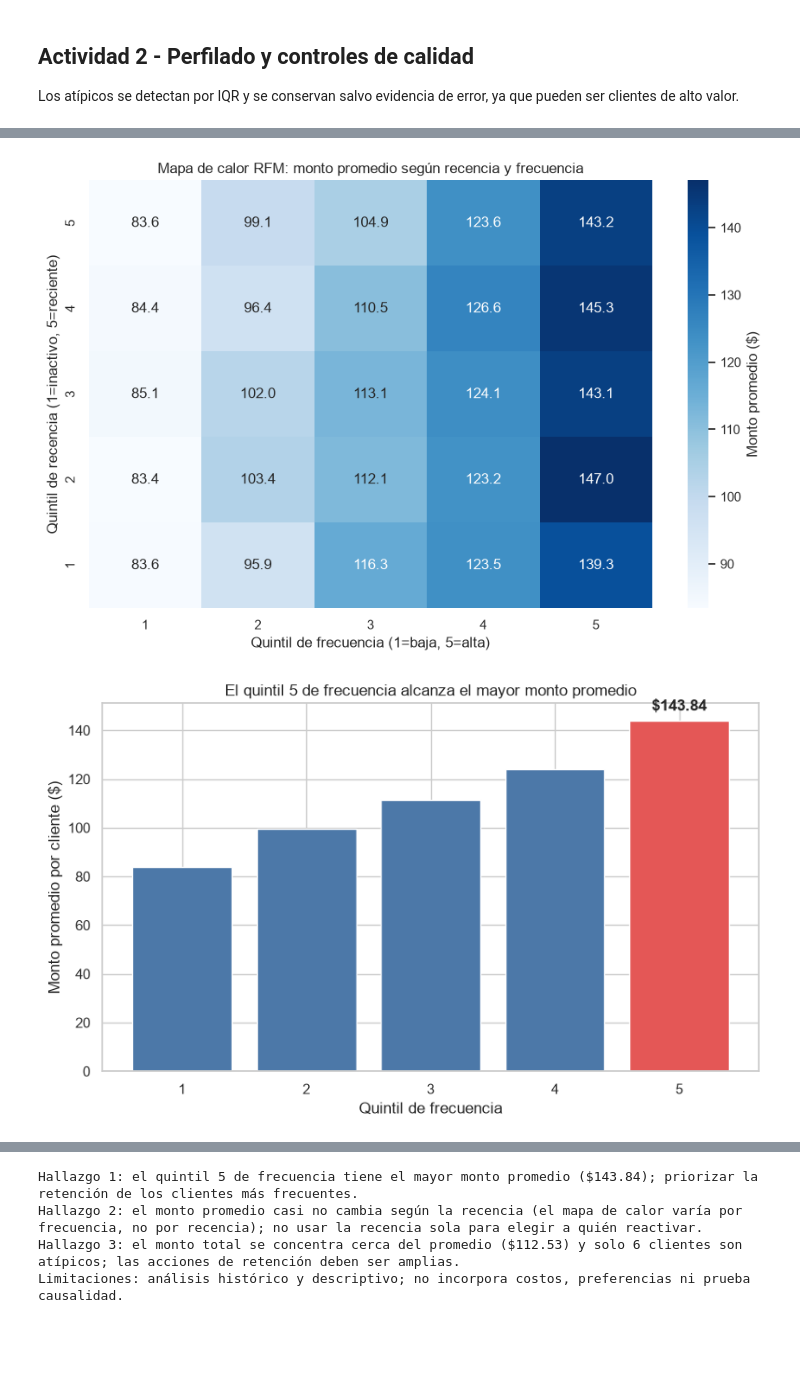
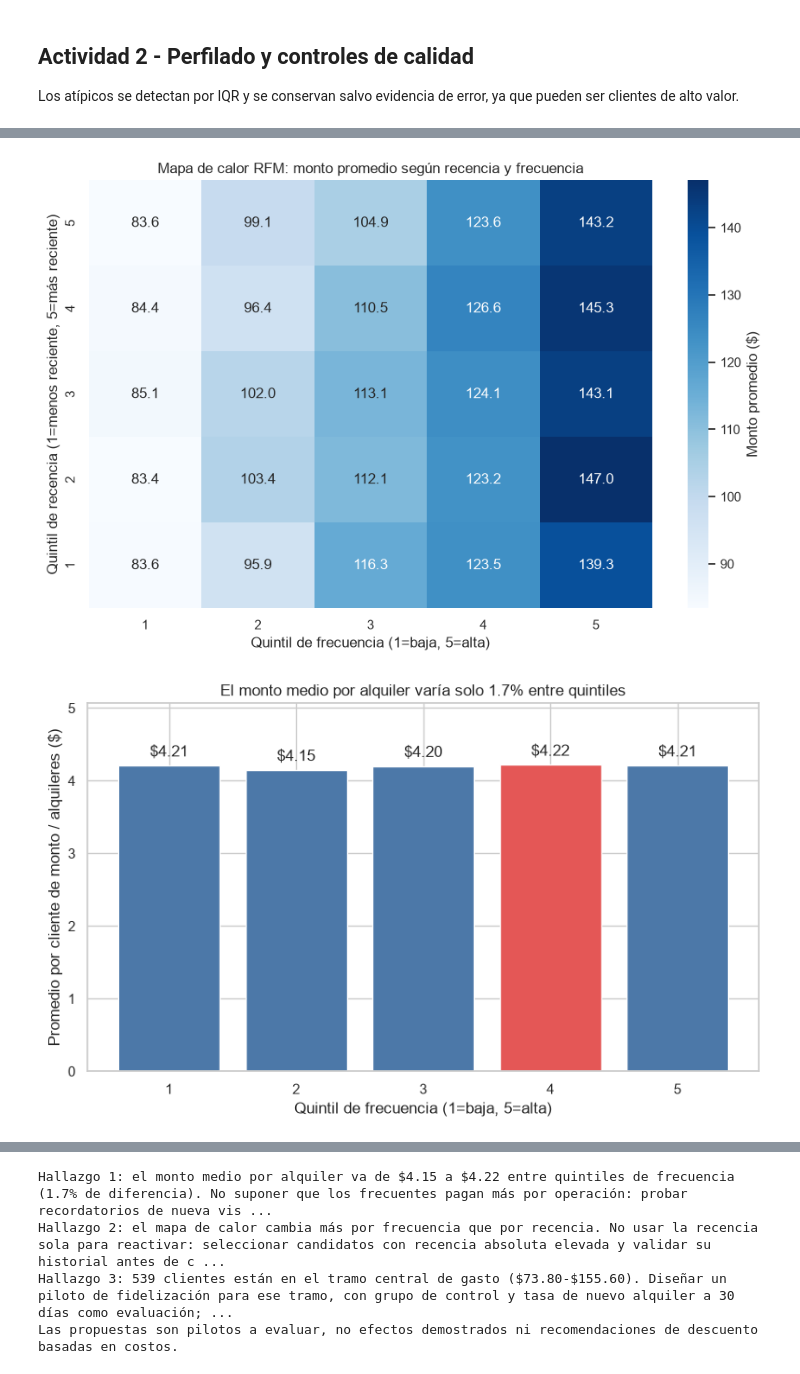
Before and after one commit to NICKMC500/TP2-Equipo1_RFM, a Jupyter notebook: notebooks/analisis.ipynb, the cells around one changed output, grey strips where cells are left out. Saved outputs shown, nothing was run; the diff lists cells and outputs as text; code cells hidden in the pictures; blank space fills up the shorter version.

Commit message:
Corrige el TP2 según la devolución y prepara la defensa

```diff
--- a/notebooks/analisis.ipynb
+++ b/notebooks/analisis.ipynb
@@ -442,37 +489,67 @@ Se generan el heatmap obligatorio y dos gráficos adicionales. El gráfico de ba
 # %%
 import matplotlib.pyplot as plt
 import seaborn as sns
 
 GRAFICOS = RAIZ / "graficos"
 GRAFICOS.mkdir(exist_ok=True)
 sns.set_theme(style="whitegrid")
 
 pivot_rfm = df_rfm.pivot_table(index="R_qcut", columns="F_qcut", values="monetary_amount", aggfunc="mean", observed=True).sort_index(ascending=False)
 fig, ax = plt.subplots(figsize=(9, 6))
 sns.heatmap(pivot_rfm, annot=True, fmt=".1f", cmap="Blues", cbar_kws={"label": "Monto promedio ($)"}, ax=ax)
-ax.set(title="Mapa de calor RFM: monto promedio según recencia y frecuencia", xlabel="Quintil de frecuencia (1=baja, 5=alta)", ylabel="Quintil de recencia (1=inactivo, 5=reciente)")
-fig.tight_layout(); fig.savefig(GRAFICOS / "heatmap_rfm_monto.png", dpi=150); plt.show()
+ax.set(title="Mapa de calor RFM: monto promedio según recencia y frecuencia", xlabel="Quintil de frecuencia (1=baja, 5=alta)", ylabel="Quintil de recencia (1=menos reciente, 5=más reciente)")
+fig.tight_layout()
+fig.savefig(GRAFICOS / "heatmap_rfm_monto.png", dpi=150)
+plt.show()
 
-resumen_frecuencia = df_rfm.groupby("F_qcut", observed=True)["monetary_amount"].mean().sort_index()
-destacado = int(resumen_frecuencia.idxmax())
+# Media por cliente de monto / número de alquileres; no es una media ponderada.
+ticket_cliente = df_rfm["monetary_amount"].div(df_rfm["rental_frequency"].where(df_rfm["rental_frequency"].gt(0)))
+resumen_ticket = ticket_cliente.groupby(df_rfm["F_qcut"], observed=True).mean().sort_index()
+variacion_ticket = (resumen_ticket.max() / resumen_ticket.min() - 1) * 100
+destacado = int(resumen_ticket.idxmax())
 fig, ax = plt.subplots(figsize=(8, 5))
-barras = ax.bar(resumen_frecuencia.index.astype(str), resumen_frecuencia.values, color=["#E45756" if int(x)==destacado else "#4C78A8" for x in resumen_frecuencia.index])
-barra = barras[list(resumen_frecuencia.index).index(destacado)]
-ax.annotate(f"${barra.get_height():.2f}", (barra.get_x()+barra.get_width()/2, barra.get_height()), xytext=(0, 8), textcoords="offset points", ha="center", fontweight="bold")
-ax.set(title=f"El quintil {destacado} de frecuencia alcanza el mayor monto promedio", xlabel="Quintil de frecuencia", ylabel="Monto promedio por cliente ($)")
-fig.tight_layout(); fig.savefig(GRAFICOS / "monto_por_frecuencia_narrativo.png", dpi=150); plt.show()
+barras = ax.bar(resumen_ticket.index.astype(str), resumen_ticket.values, color=["#E45756" if int(x) == destacado else "#4C78A8" for x in resumen_ticket.index])
+for barra in barras:
+    ax.annotate(f"${barra.get_height():.2f}", (barra.get_x() + barra.get_width()/2, barra.get_height()), xytext=(0, 7), textcoords="offset points", ha="center")
+ax.set(title=f"El monto medio por alquiler varía solo {variacion_ticket:.1f}% entre quintiles", xlabel="Quintil de frecuencia (1=baja, 5=alta)", ylabel="Promedio por cliente de monto / alquileres ($)", ylim=(0, resumen_ticket.max()*1.20))
+fig.tight_layout()
+fig.savefig(GRAFICOS / "ticket_por_frecuencia_narrativo.png", dpi=150)
+plt.show()
 
+promedio = float(df_rfm["monetary_amount"].mean())
+p05, p95 = df_rfm["monetary_amount"].quantile([.05, .95])
+tramo_central = df_rfm["monetary_amount"].between(p05, p95)
 fig, ax = plt.subplots(figsize=(8, 5))
 sns.histplot(df_rfm["monetary_amount"], bins=20, color="#4C78A8", ax=ax)
-promedio = df_rfm["monetary_amount"].mean()
+ax.axvspan(p05, p95, alpha=.15, color="#59A14F", label=f"Tramo central: {int(tramo_central.sum())} clientes")
 ax.axvline(promedio, color="#E45756", linestyle="--", label=f"Promedio: ${promedio:.2f}")
-ax.set(title="La mayoría de los clientes concentra su gasto cerca del promedio", xlabel="Monto total pagado por cliente ($)", ylabel="Cantidad de clientes")
-ax.legend(); fig.tight_layout(); fig.savefig(GRAFICOS / "distribucion_monto_clientes.png", dpi=150); plt.show()
+ax.set(title=f"{int(tramo_central.sum())} clientes entre {p05:.2f} y {p95:.2f} ($)", xlabel="Monto total pagado por cliente ($)", ylabel="Cantidad de clientes")
+ax.legend()
+fig.tight_layout()
+fig.savefig(GRAFICOS / "distribucion_monto_clientes.png", dpi=150)
+plt.show()
 
-print(f"Hallazgo 1: el quintil {destacado} de frecuencia tiene el mayor monto promedio (${resumen_frecuencia.max():.2f}); priorizar la retención de los clientes más frecuentes.")
-print("Hallazgo 2: el monto promedio casi no cambia según la recencia (el mapa de calor varía por frecuencia, no por recencia); no usar la recencia sola para elegir a quién reactivar.")
-print(f"Hallazgo 3: el monto total se concentra cerca del promedio (${promedio:.2f}) y solo {len(atipicos)} clientes son atípicos; las acciones de retención deben ser amplias.")
-print("Limitaciones: análisis histórico y descriptivo; no incorpora costos, preferencias ni prueba causalidad.")
+print(f"Hallazgo 1: el monto medio por alquiler va de ${resumen_ticket.min():.2f} a ${resumen_ticket.max():.2f} entre quintiles de frecuencia ({variacion_ticket:.1f}% de diferencia). No suponer que los frecuentes pagan más por operación: probar recordatorios de nueva visita en F=1 y F=2, sin descuento automático, y medir nuevos alquileres frente a un control.")
+print("Hallazgo 2: el mapa de calor cambia más por frecuencia que por recencia. No usar la recencia sola para reactivar: seleccionar candidatos con recencia absoluta elevada y validar su historial antes de contactar.")
+print(f"Hallazgo 3: {int(tramo_central.sum())} clientes están en el tramo central de gasto (${p05:.2f}-${p95:.2f}). Diseñar un piloto de fidelización para ese tramo, con grupo de control y tasa de nuevo alquiler a 30 días como evaluación; los 6 atípicos requieren seguimiento separado, no eliminación.")
+print("Las propuestas son pilotos a evaluar, no efectos demostrados ni recomendaciones de descuento basadas en costos.")
+
+resultados = {
+    "clientes": len(df_rfm), "nulos": int(df_rfm.isna().sum().sum()),
+    "duplicados": int(df_rfm["customer_id"].duplicated().sum()),
+    "promedio_monto": promedio, "mediana_recencia": float(df_rfm["recency_days"].median()),
+    "recencia_cero": int(df_rfm["recency_days"].eq(0).sum()),
+    "atipicos": len(atipicos), "q1": float(q1), "q3": float(q3),
+    "limite_inferior": float(limite_inferior), "limite_superior": float(limite_superior),
+    "reglas": {k: int(v) for k, v in reglas_pandas.items()},
+    "controles": {k: float(v) for k, v in controles_pandas.items()},
+    "ticket_por_quintil": {str(k): float(v) for k, v in resumen_ticket.items()},
+    "variacion_ticket_pct": float(variacion_ticket), "p05": float(p05), "p95": float(p95),
+    "clientes_tramo_central": int(tramo_central.sum()),
+    "sql_segundos": tiempo_sql, "pandas_segundos": tiempo_pandas,
+    "quintiles": resumen_quintiles.to_dict("records"),
+}
+(RAIZ / "informe" / "resultados_verificados.json").write_text(json.dumps(resultados, ensure_ascii=False, indent=2), encoding="utf-8")
 # %% [output]
-[figure, old version]
+[figure, new version]
-[figure, old version]
+[figure, new version]
@@ -480,4 +557,4 @@ print("Limitaciones: análisis histórico y descriptivo; no incorpora costos, pr
-Hallazgo 1: el quintil 5 de frecuencia tiene el mayor monto promedio ($143.84); priorizar la retención de los clientes más frecuentes.
-Hallazgo 2: el monto promedio casi no cambia según la recencia (el mapa de calor varía por frecuencia, no por recencia); no usar la recencia sola para elegir a quién reactivar.
-Hallazgo 3: el monto total se concentra cerca del promedio ($112.53) y solo 6 clientes son atípicos; las acciones de retención deben ser amplias.
-Limitaciones: análisis histórico y descriptivo; no incorpora costos, preferencias ni prueba causalidad.
+Hallazgo 1: el monto medio por alquiler va de $4.15 a $4.22 entre quintiles de frecuencia (1.7% de diferencia). No suponer que los frecuentes pagan más por operación: probar recordatorios de nueva vis ...
+Hallazgo 2: el mapa de calor cambia más por frecuencia que por recencia. No usar la recencia sola para reactivar: seleccionar candidatos con recencia absoluta elevada y validar su historial antes de c ...
+Hallazgo 3: 539 clientes están en el tramo central de gasto ($73.80-$155.60). Diseñar un piloto de fidelización para ese tramo, con grupo de control y tasa de nuevo alquiler a 30 días como evaluación; ...
+Las propuestas son pilotos a evaluar, no efectos demostrados ni recomendaciones de descuento basadas en costos.
```
Also changed, not shown: parts of 6 cells of this notebook, 32 other files.
